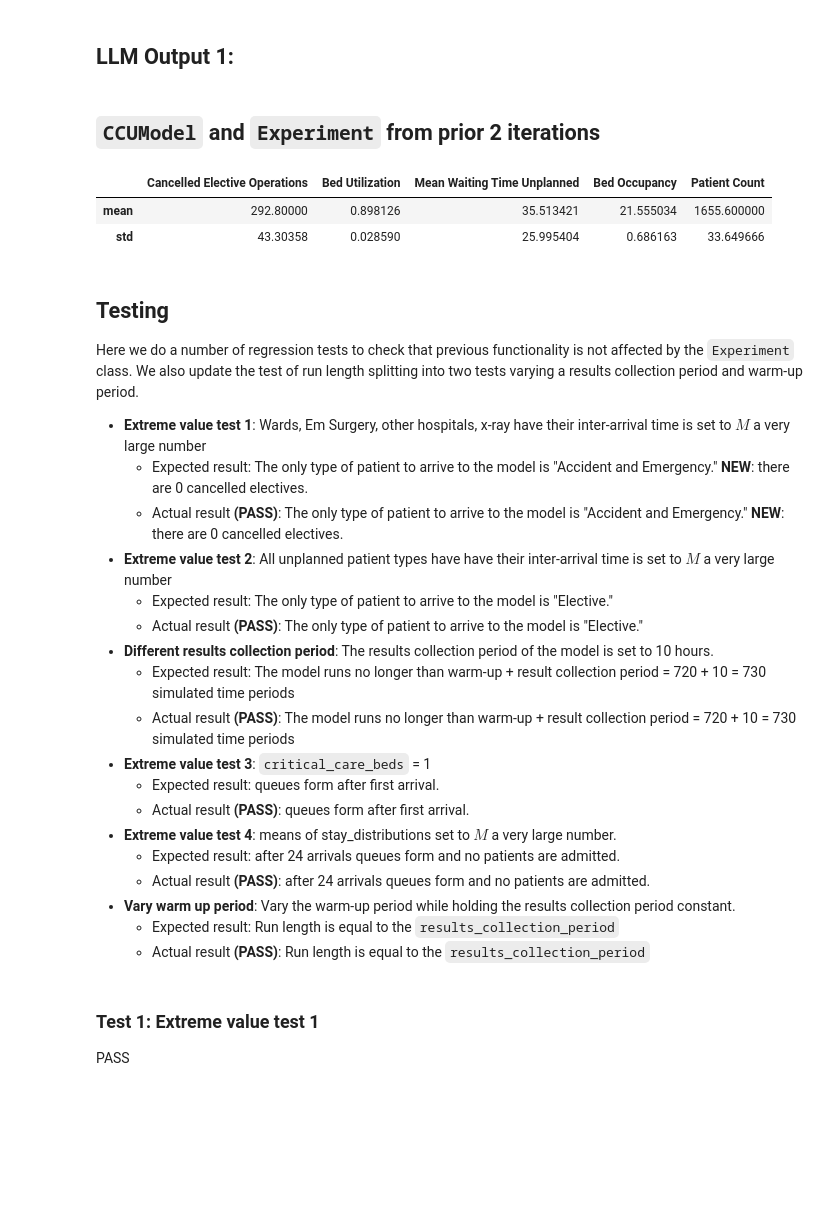
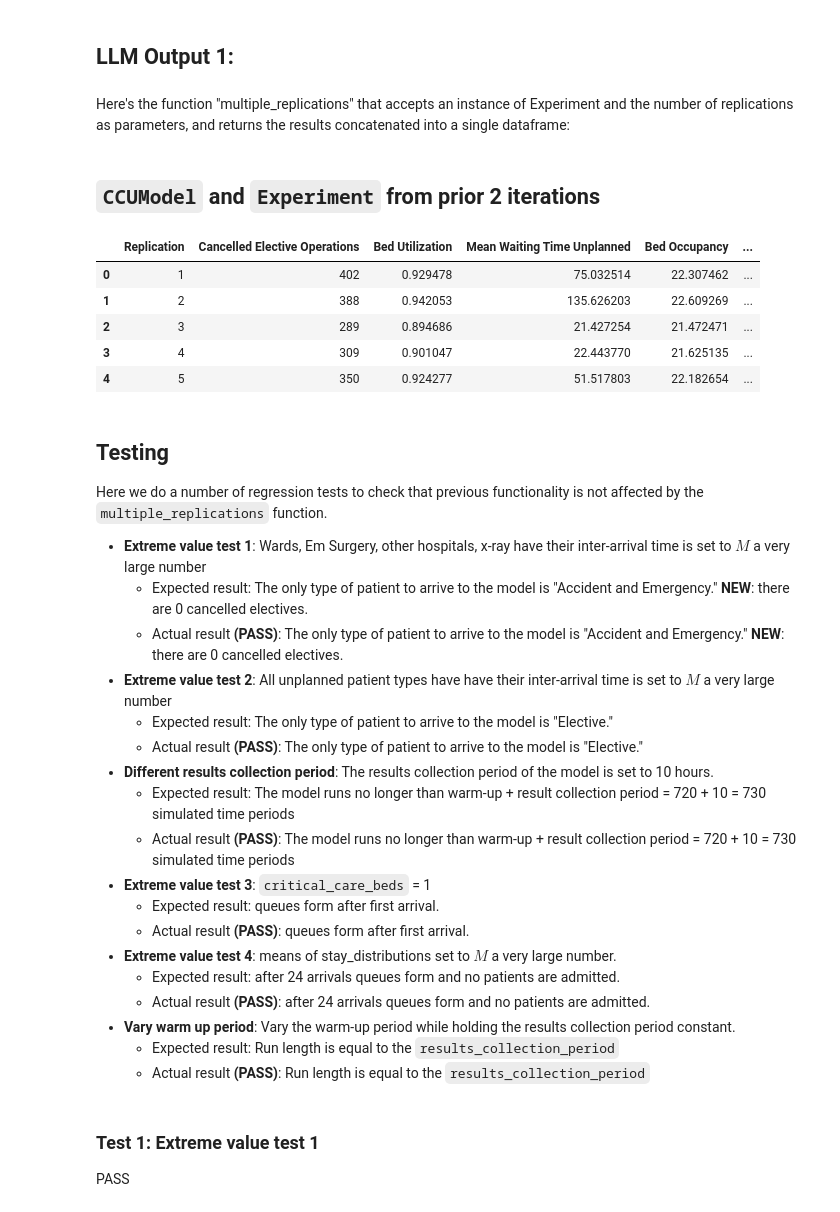
Before and after one commit to pythonhealthdatascience/llm_simpy, a Jupyter notebook: notebooks/early_testing/perplexity/iteration_12.ipynb, the cells around one changed output. Cells and saved outputs as stored; diff of their text form; code cells hidden in the pictures; blank space fills up the shorter version.

```diff
--- a/notebooks/early_testing/perplexity/iteration_12.ipynb
+++ b/notebooks/early_testing/perplexity/iteration_12.ipynb
@@ -31,19 +43,20 @@ After all multiple replications have been completed return the stored results an
 # %% [markdown]
 ## LLM Output 1:
+# %% [markdown]
+Here's the function "multiple_replications" that accepts an instance of Experiment and the number of replications as parameters, and returns the results concatenated into a single dataframe:
 # %%
 import pandas as pd
 
-def multiple_replications(experiment, num_replications=5):
-    results = []
-    for _ in range(num_replications):
+def multiple_replications(experiment, n_replications=5):
+    all_results = []
+    for i in range(n_replications):
         model = CCUModel(simpy.Environment(), experiment)
         model.run()
-        results.append(model.performance_measures)
+        results = model.performance_measures
+        results.insert(0, 'Replication', i+1)
+        all_results.append(results)
         experiment.reset_kpi()
-
-    results_df = pd.concat(results)
-    summary = results_df.agg(['mean', 'std'])
-    return summary
+    return pd.concat(all_results, ignore_index=True)
 # %% [markdown]
 ## `CCUModel` and `Experiment` from prior 2 iterations
 # %%
@@ -205,15 +218,19 @@ class CCUModel:
 # %%
 # test code (written by tester)
 experiment = Experiment()
-multiple_replications(experiment)
+replications = multiple_replications(experiment)
+replications
 # %% [output]
-|  | Cancelled Elective Operations | Bed Utilization | Mean Waiting Time Unplanned | Bed Occupancy | Patient Count |
-| mean | 292.80000 | 0.898126 | 35.513421 | 21.555034 | 1655.600000 |
-| std | 43.30358 | 0.028590 | 25.995404 | 0.686163 | 33.649666 |
+|  | Replication | Cancelled Elective Operations | Bed Utilization | Mean Waiting Time Unplanned | Bed Occupancy | ... |
+| 0 | 1 | 402 | 0.929478 | 75.032514 | 22.307462 | ... |
+| 1 | 2 | 388 | 0.942053 | 135.626203 | 22.609269 | ... |
+| 2 | 3 | 289 | 0.894686 | 21.427254 | 21.472471 | ... |
+| 3 | 4 | 309 | 0.901047 | 22.443770 | 21.625135 | ... |
+| 4 | 5 | 350 | 0.924277 | 51.517803 | 22.182654 | ... |
 # %% [markdown]
 ## Testing
 
-Here we do a number of regression tests to check that previous functionality is not affected by the `Experiment` class. We also update the test of run length splitting into two tests varying a results collection period and warm-up period.
+Here we do a number of regression tests to check that previous functionality is not affected by the `multiple_replications` function.
 
 * **Extreme value test 1**: Wards, Em Surgery, other hospitals, x-ray have their inter-arrival time is set to $M$ a very large number
     * Expected result: The only type of patient to arrive to the model is "Accident and Emergency." **NEW**: there are 0 cancelled electives.
```
Also changed, not shown: parts of 15 cells of this notebook, 2 other files.
